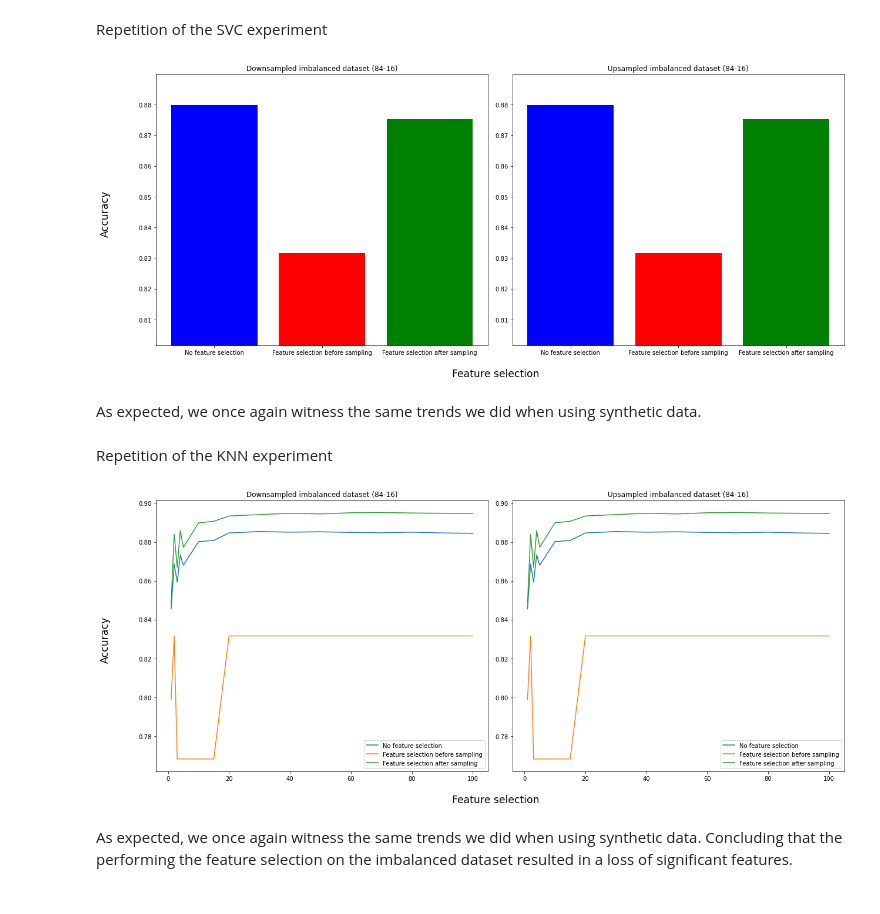
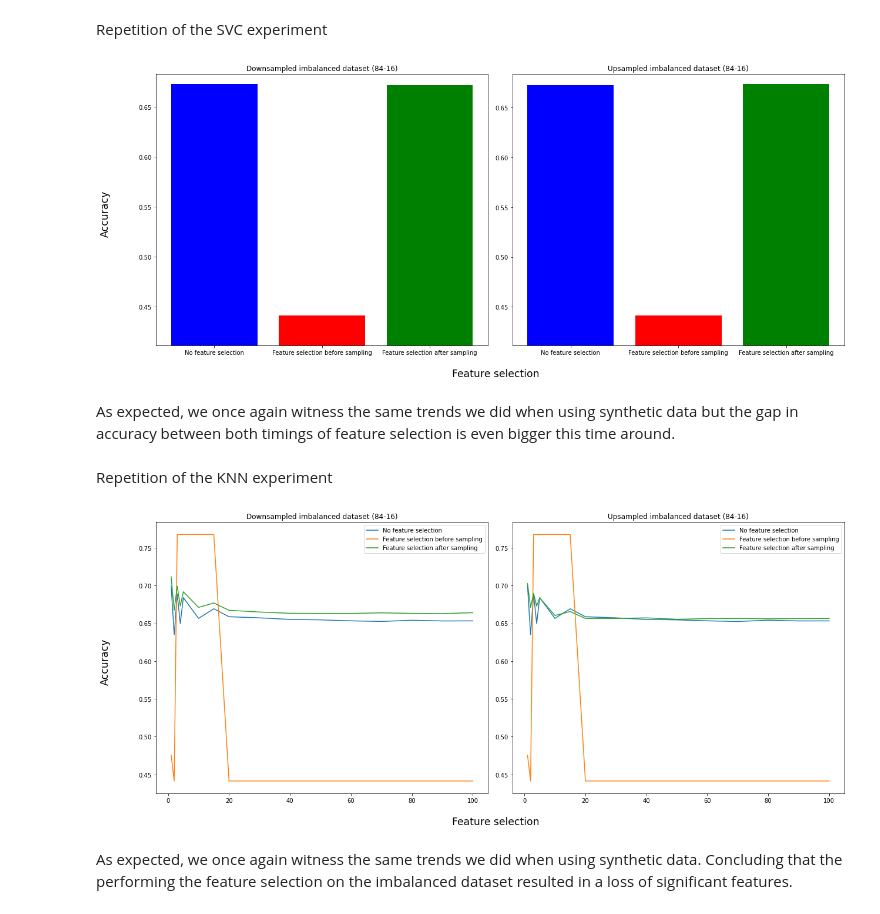
Before and after one commit to OlivierDelattre/SFoML_project, a Jupyter notebook: project.ipynb, the cells around one changed output. Cells and saved outputs as stored; diff of their text form; code cells hidden in the pictures.

```diff
--- a/project.ipynb
+++ b/project.ipynb
@@ -39,6 +39,7 @@ if not os.path.exists("openintro-possum/possum.csv"):
 # Download foodtruck dataset
 if not os.path.exists('foodtruck/foodtruck.arff'):
     r = requests.get('https://old.openml.org/data/v1/download/18631086/food-truck-test.arff')
+    os.mkdir("./foodtruck")
     open('./foodtruck/foodtruck.arff', 'wb').write(r.content)
 
 # Download MLSMOTE
@@ -439,9 +531,12 @@ kaggle_y = kaggle_data['Response']
 
 scaler_sd = StandardScaler()
 scaler_sd.fit(kaggle_x)
-kaggle_x =  pd.DataFrame(scaler_sd.transform(kaggle_x), columns=kaggle_x.columns)
-kaggle_data = kaggle_x
-kaggle_data['Response'] = kaggle_y
+scaled_kaggle_x = scaler_sd.transform(kaggle_x)
+kaggle_x = pd.DataFrame(scaled_kaggle_x, columns=kaggle_x.columns)
+kaggle_data_x_train, kaggle_data_x_test, kaggle_data_y_train, kaggle_data_y_test = train_test_split(kaggle_x, kaggle_y, test_size=0.3,random_state=44)
+
+kaggle_data = kaggle_data_x_train
+kaggle_data['Response'] = kaggle_data_y_train
 
 print(kaggle_data[0:5])
 # %% [output]
@@ -538,77 +633,79 @@ Name: Response, dtype: float64
 Generate training and test sets given selected features.
 # %%
 sampled_training_datasets = []
-sampled_testing_datasets = []
+testing_datasets_per_sample = []
 
 for idx1, kaggle_dataset in enumerate(kaggle_datasets[1:]):
-    sampled_training_datasets = sampled_training_datasets + [[]]
-    sampled_testing_datasets = sampled_testing_datasets + [[]]
+    sampled_training_datasets += [[]]
+    testing_datasets_per_sample += [[]]
     for i in range(0, 3):
         kaggle_data_x = kaggle_data.copy()
         kaggle_data_x.pop("Response")
         kaggle_data_y = kaggle_data['Response']
+        data_x_test = kaggle_data_x_test
 
         if i == 1:
             features = list(map(lambda x: kaggle_data_x.columns.get_loc(x),
                           relevant_features[0].keys()[:-1].values.tolist()))
             kaggle_data_x = kaggle_data_x.iloc[:, features]
+            data_x_test = data_x_test.iloc[:, features]
         if i == 2:
             features = list(map(lambda x: kaggle_data_x.columns.get_loc(x),
                           relevant_features[idx1+1].keys()[:-1].values.tolist()))
             kaggle_data_x = kaggle_data_x.iloc[:, features]
+            data_x_test = data_x_test.iloc[:, features]
 
-        kaggle_data_x_train, kaggle_data_x_test, kaggle_data_y_train, kaggle_data_y_test = train_test_split(kaggle_data_x, kaggle_data_y, test_size=0.3,random_state=44)
-        sampled_training_datasets[idx1] = sampled_training_datasets[idx1] + [(kaggle_data_x_train, kaggle_data_y_train)]
-        sampled_testing_datasets[idx1] = sampled_testing_datasets[idx1] + [(kaggle_data_x_test, kaggle_data_y_test)]
+        sampled_training_datasets[idx1] += [(kaggle_data_x, kaggle_data_y)]
+        testing_datasets_per_sample[idx1] += [(data_x_test, kaggle_data_y_test)]
 # %% [markdown]
 Repetition of the SVC experiment
 # %%
 accuracies_per_sampled_dataset = []
 
-for idx1, (training_datasets, test_datasets) in enumerate(zip(sampled_training_datasets, sampled_testing_datasets)):
-    accuracies_per_sampled_dataset = accuracies_per_sampled_dataset + [[]]
-    for idx2, ((training_data_x, training_data_y), (test_data_x, test_data_y)) in enumerate(zip(training_datasets, test_datasets)):
-        accuracies_per_sampled_dataset[idx1] = accuracies_per_sampled_dataset[idx1] + [[]]
+for idx1, (training_datasets, testing_datasets) in enumerate(zip(sampled_training_datasets, testing_datasets_per_sample)):
+    accuracies_per_sampled_dataset += [[]]
+    for idx2, ((training_data_x, training_data_y), (testing_data_x, testing_data_y)) in enumerate(zip(training_datasets, testing_datasets)):
+        accuracies_per_sampled_dataset[idx1] += [[]]
         svc_model = svm.SVC(kernel='linear')
         svc_model = svc_model.fit(training_data_x, training_data_y)
-        kaggle_data_y_pred = svc_model.predict(test_data_x)
-        accuracy = metrics.accuracy_score(test_data_y, kaggle_data_y_pred)
-        accuracies_per_sampled_dataset[idx1][idx2] = accuracies_per_sampled_dataset[idx1][idx2] + [accuracy]
+        kaggle_data_y_pred = svc_model.predict(testing_data_x)
+        accuracy = metrics.accuracy_score(testing_data_y, kaggle_data_y_pred, sample_weight=list(map(lambda x: (84/16)*x+1, np.array(testing_data_y))))
+        accuracies_per_sampled_dataset[idx1][idx2] += [accuracy]
 # %%
 titles = ["Downsampled imbalanced dataset (84-16)", "Upsampled imbalanced dataset (84-16)"]
 
 legend = ["No feature selection",
           "Feature selection before sampling",
           "Feature selection after sampling"]
 
 fig, axs = plt.subplots(1, 2)
 fig.set_figheight(7)
 fig.set_figwidth(17)
 fig.tight_layout()
 fig.text(0.5, -0.05, 'Feature selection', ha='center', fontsize='xx-large')
 fig.text(-0.05, 0.50, 'Accuracy', va='center', rotation='vertical', fontsize='xx-large')
 
 for idx1, accuracies_per_dataset in enumerate(accuracies_per_sampled_dataset):
     colors = []
     names = []
     accuracies = []
     for idx2, accuracy_per_dataset in enumerate(accuracies_per_dataset):
         accuracy = accuracy_per_dataset[0]
         if idx2 == 0:
             colors += ["Blue"]
         elif idx2 == 1:
             colors += ["Red"]
         else:
             colors += ["Green"]
-        names = names + [legend[idx2]]
-        accuracies = accuracies + [accuracy]
+        names += [legend[idx2]]
+        accuracies += [accuracy]
     axs[idx1].bar(names, accuracies, color=colors)
     axs[idx1].title.set_text(titles[idx1])
     axs[idx1].set_ylim(min(accuracies)-0.03, max(accuracies)+0.01)
 # %% [output]
-[figure, old version]
+[figure, new version]
 # %% [markdown]
-As expected, we once again witness the same trends we did when using synthetic data.
+As expected, we once again witness the same trends we did when using synthetic data but the gap in accuracy between both timings of feature selection is even bigger this time around.
 # %% [markdown]
 Repetition of the KNN experiment
 # %%
@@ -635,11 +732,11 @@ fig.text(-0.05, 0.50, 'Accuracy', va='center', rotation='vertical', fontsize='xx
 
 for idx1, accuracies_per_dataset in enumerate(accuracies_per_sampled_dataset):
     for idx2, accuracies in enumerate(accuracies_per_dataset):
-        axs[idx1].plot(neighbours, accuracies, label=legend[idx2])
+        axs[idx1].plot(neighbors, accuracies, label=legend[idx2])
     axs[idx1].title.set_text(titles[idx1])
     axs[idx1].legend()
 # %% [output]
-[figure, old version]
+[figure, new version]
 # %% [markdown]
 As expected, we once again witness the same trends we did when using synthetic data. Concluding that the performing the feature selection on the imbalanced dataset resulted in a loss of significant features.
 # %% [markdown]
```
Also changed, not shown: parts of 79 cells of this notebook.
